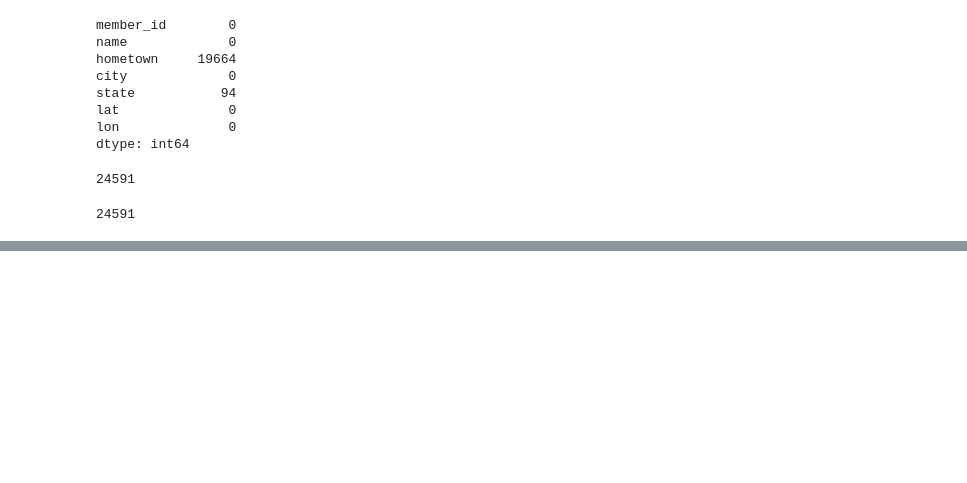
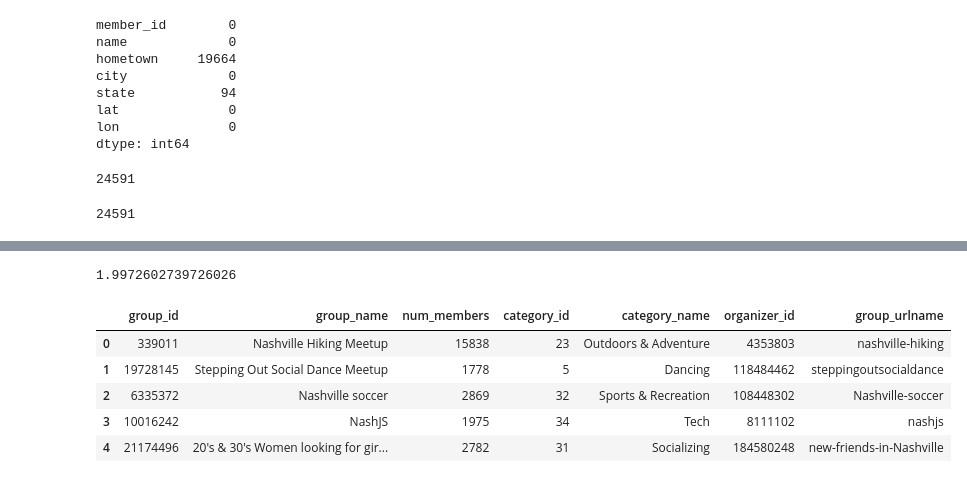
Before and after one commit to jamesreno2/python_project_eda, a Jupyter notebook: Python_project_eda.ipynb, the cells around one changed output, grey strips where cells are left out. Cells and saved outputs as stored; diff of their text form; code cells hidden in the pictures; blank space fills up the shorter version.

```diff
--- a/Python_project_eda.ipynb
+++ b/Python_project_eda.ipynb
@@ -161,0 +253,13 @@ merged_df.groupby(member_id)
+# %%
+729/365
+# %% [output]
+1.9972602739726026
+# %%
+meta_groups.head()
+# %% [output]
+|  | group_id | group_name | num_members | category_id | category_name | organizer_id | group_urlname |
+| 0 | 339011 | Nashville Hiking Meetup | 15838 | 23 | Outdoors & Adventure | 4353803 | nashville-hiking |
+| 1 | 19728145 | Stepping Out Social Dance Meetup | 1778 | 5 | Dancing | 118484462 | steppingoutsocialdance |
+| 2 | 6335372 | Nashville soccer | 2869 | 32 | Sports & Recreation | 108448302 | Nashville-soccer |
+| 3 | 10016242 | NashJS | 1975 | 34 | Tech | 8111102 | nashjs |
+| 4 | 21174496 | 20's & 30's Women looking for gir... | 2782 | 31 | Socializing | 184580248 | new-friends-in-Nashville |
```
Also changed, not shown: parts of 33 cells of this notebook.
